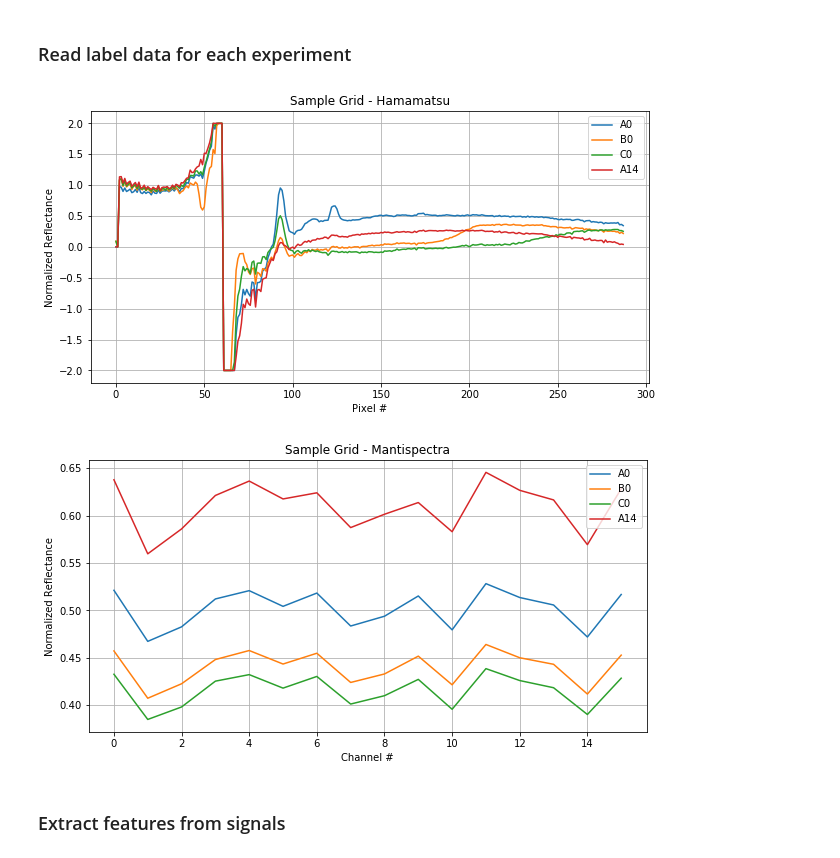
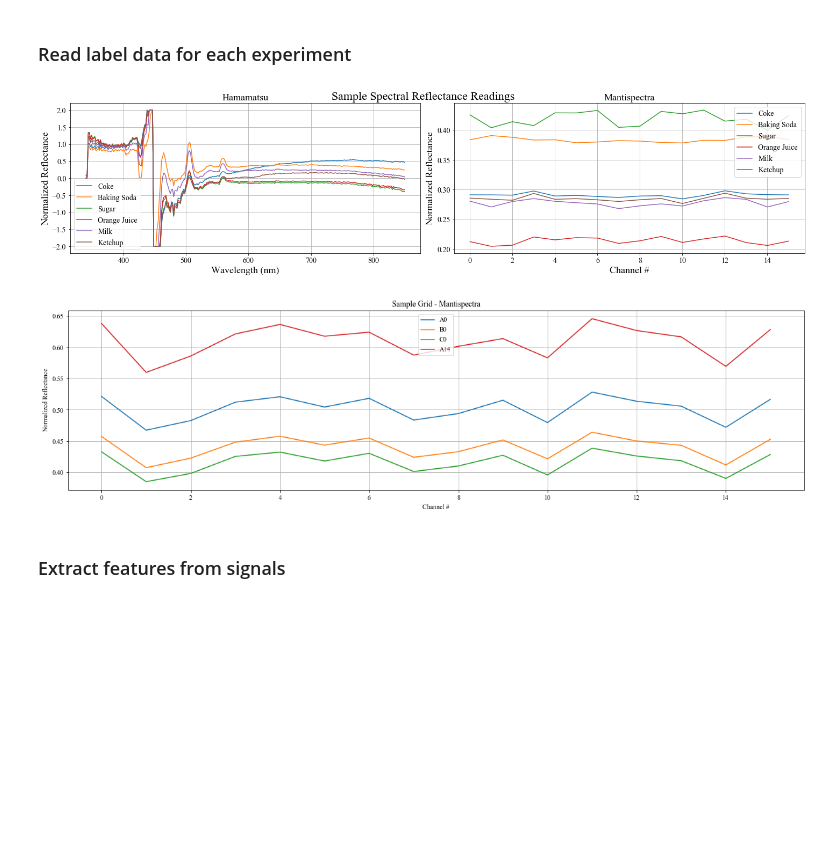
Before and after one commit to RIVeR-Lab/slurp_grasping, a Jupyter notebook: Liquid_Container_Data_Analysis.ipynb, the cells around one changed output. Saved outputs shown, nothing was run; the diff lists cells and outputs as text; code cells hidden in the pictures; blank space fills up the shorter version.

```diff
--- a/Liquid_Container_Data_Analysis.ipynb
+++ b/Liquid_Container_Data_Analysis.ipynb
@@ -122,17 +123,43 @@ def label_categories(data_by_contents: defaultdict) -> Tuple[np.ndarray, List]:
 # %%
 # Plot a sample of the Hamamatsu derived data
-plt.plot(readings_cal['A0'][0,:-16], label='A0')
-plt.plot(readings_cal['B0'][0,:-16], label='B0')
-plt.plot(readings_cal['C0'][0,:-16], label='C0')
-plt.plot(readings_cal['A14'][0,:-16], label='A14')
-plt.grid()
-plt.legend()
-plt.title('Sample Grid - Hamamatsu')
-plt.xlabel('Pixel #')
-plt.ylabel('Normalized Reflectance')
+# Share a Y axis with each row of subplots
+# Create two subplots and unpack the output array immediately
+matplotlib.rcParams['figure.figsize'] = [20, 5]
+plt.rcParams["font.family"] = "Times New Roman"
+f, (ax1, ax2) = plt.subplots(1, 2)
+# Hamamatsu
+ax1.set_title('Hamamatsu',fontsize=18)
+waves = np.linspace(340,850,288)
+ax1.plot(waves,readings_cal['T19'][0,:-16], label='Coke')
+ax1.plot(waves,readings_cal['T17'][0,:-16], label='Baking Soda')
+ax1.plot(waves,readings_cal['T16'][0,:-16], label='Sugar')
+ax1.plot(waves,readings_cal['T3'][0,:-16], label='Orange Juice')
+ax1.plot(waves,readings_cal['T0'][0,:-16], label='Milk')
+ax1.plot(waves,readings_cal['T4'][0,:-16], label='Ketchup')
+ax1.set_xlabel('Wavelength (nm)', fontsize=18)
+ax1.set_ylabel('Normalized Reflectance', fontsize=18)
+ax1.tick_params(axis='both', which='major', labelsize=14)
+ax1.legend(fontsize=14)
+ax1.grid()
+# Mantispectra
+ax2.set_title('Mantispectra',fontsize=18)
+ax2.plot(readings_cal['T19'][0,-16:], label='Coke')
+ax2.plot(readings_cal['T17'][0,-16:], label='Baking Soda')
+ax2.plot(readings_cal['T16'][0,-16:], label='Sugar')
+ax2.plot(readings_cal['T3'][0,-16:], label='Orange Juice')
+ax2.plot(readings_cal['T0'][0,-16:], label='Milk')
+ax2.plot(readings_cal['T4'][0,-16:], label='Ketchup')
+ax2.set_xlabel('Channel #',fontsize=18)
+ax2.set_ylabel('Normalized Reflectance',fontsize=18)
+ax2.tick_params(axis='both', which='major', labelsize=14)
+ax2.legend(fontsize=14)
+ax2.grid()
+plt.suptitle('Sample Spectral Reflectance Readings',fontsize=22)
+plt.tight_layout()
+plt.savefig('./sample_spectral_readings.png', dpi=300, bb_inches='tight')
 plt.show()
 # %% [output]
-[figure, old version]
+[figure, new version]
 # %%
 # Plot a sample of the Mantispectra derived data
 plt.plot(readings_cal['A0'][0,-16:], label='A0')
@@ -146,7 +173,7 @@ plt.xlabel('Channel #')
 plt.ylabel('Normalized Reflectance')
 plt.show()
 # %% [output]
-[figure, old version]
+[figure, new version]
 # %%
 # Create all catgeory data with labels
 all_data, labels = label_categories(data_by_contents_cal)
```
Also changed, not shown: parts of 11 cells of this notebook, 3 other files.
